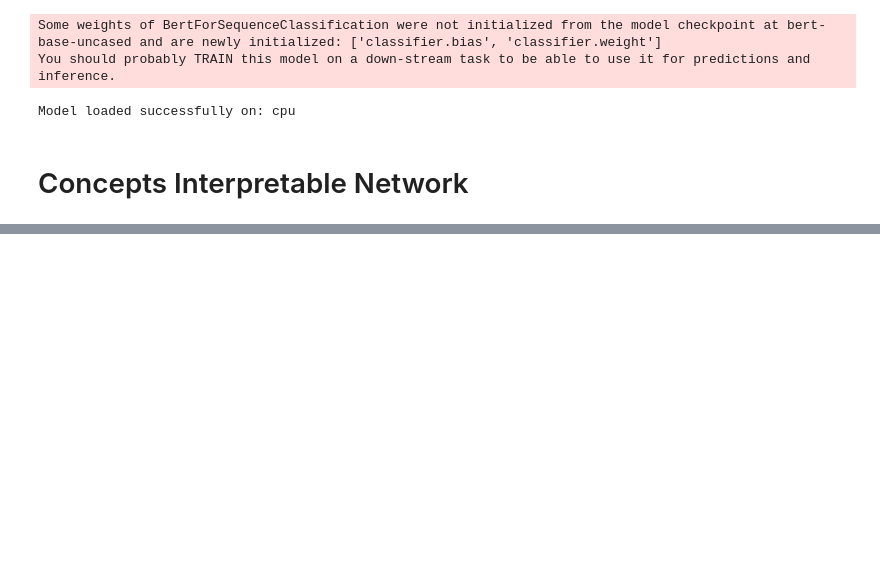
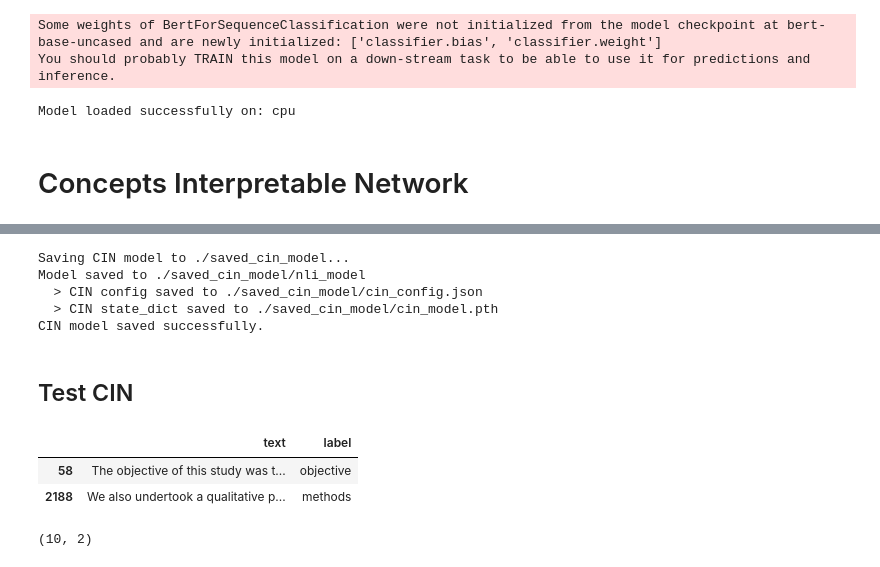
Before and after one commit to iSE-CBM/CIN, a Jupyter notebook: notebook/main_cin.ipynb, the cells around one changed output, grey strips where cells are left out. Drawn from its saved outputs; the diff is of its cells as text; code cells hidden in the pictures; blank space fills up the shorter version.

```diff
--- a/notebook/main_cin.ipynb
+++ b/notebook/main_cin.ipynb
@@ -237,0 +725,14 @@ class CIN(nn.Module):
+# %%
+save_dir = "./saved_cin_model"
+if not os.path.exists(save_dir):
+    os.makedirs(save_dir)
+# Save CIN model state_dict
+cin_model.save_model(save_dir)
+# %% [output]
+Saving CIN model to ./saved_cin_model...
+Model saved to ./saved_cin_model/nli_model
+  > CIN config saved to ./saved_cin_model/cin_config.json
+  > CIN state_dict saved to ./saved_cin_model/cin_model.pth
+CIN model saved successfully.
+# %% [markdown]
+## Test CIN
@@ -237,0 +747,12 @@ class CIN(nn.Module):
+# %%
+test_df = pd.read_csv(CONFIG["test_data"])
+test_df = test_df[[CONFIG["text_col"], CONFIG["label_col"]]]
+test_df = test_df.rename(columns={CONFIG["text_col"]: "text", CONFIG["label_col"]: "label"})
+
+test_df["label"] = test_df["label"].map(CONFIG["label_map"])
+# %%
+test_df.sample(2)
+# %% [output]
+|  | text | label |
+| 58 | The objective of this study was t... | objective |
+| 2188 | We also undertook a qualitative p... | methods |
@@ -237,0 +762,4 @@ class CIN(nn.Module):
+# %%
+test_df.shape
+# %% [output]
+(10, 2)
```
Also changed, not shown: parts of 22 cells of this notebook.
